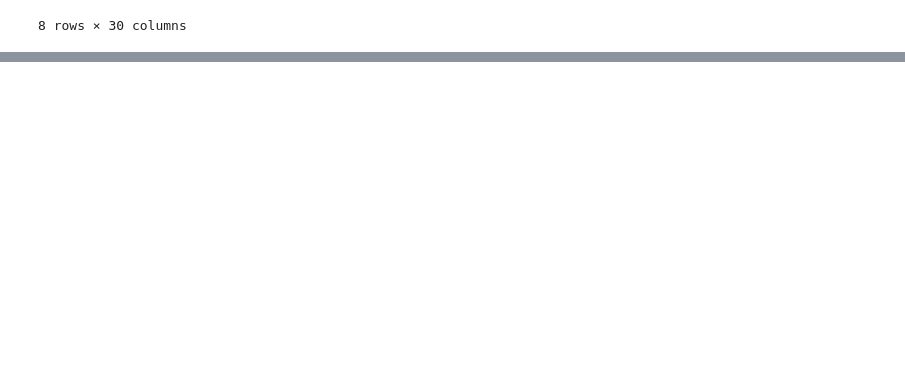
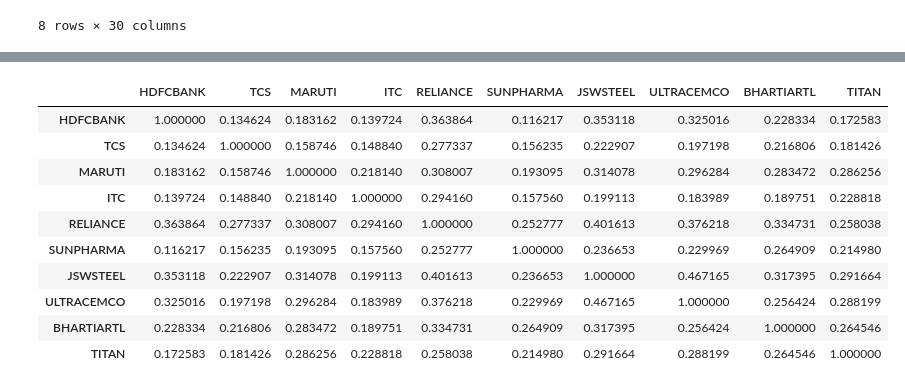
Before and after one commit to Siddhesh1kamble/DA6701-Assignments, a Jupyter notebook: Assignment_1/assignment1.ipynb, the cells around one changed output, grey strips where cells are left out. Saved outputs shown, nothing was run; the diff lists cells and outputs as text; code cells hidden in the pictures; blank space fills up the shorter version.

```diff
--- a/Assignment_1/assignment1.ipynb
+++ b/Assignment_1/assignment1.ipynb
@@ -35,3 +44,4 @@ abs_correlation_matrix = correlation_matrix.abs()
 # %%
-df_sectors = pd.read_excel('stock_categories.xlsx')
-df_sectors = df_sectors.set_index('Asset')
+sectors = pd.read_excel('stock_categories.xlsx')
+sectors = sectors.set_index('Symbol')
+sectors.describe()
@@ -37,0 +126,16 @@ df_sectors = df_sectors.set_index('Asset')
+# %%
+selected_stocks_corr = selected_stocks_df.corr()
+selected_stocks_abs_corr = selected_stocks_corr.abs()
+selected_stocks_abs_corr
+# %% [output]
+|  | HDFCBANK | TCS | MARUTI | ITC | RELIANCE | SUNPHARMA | JSWSTEEL | ULTRACEMCO | BHARTIARTL | TITAN |
+| HDFCBANK | 1.000000 | 0.134624 | 0.183162 | 0.139724 | 0.363864 | 0.116217 | 0.353118 | 0.325016 | 0.228334 | 0.172583 |
+| TCS | 0.134624 | 1.000000 | 0.158746 | 0.148840 | 0.277337 | 0.156235 | 0.222907 | 0.197198 | 0.216806 | 0.181426 |
+| MARUTI | 0.183162 | 0.158746 | 1.000000 | 0.218140 | 0.308007 | 0.193095 | 0.314078 | 0.296284 | 0.283472 | 0.286256 |
+| ITC | 0.139724 | 0.148840 | 0.218140 | 1.000000 | 0.294160 | 0.157560 | 0.199113 | 0.183989 | 0.189751 | 0.228818 |
+| RELIANCE | 0.363864 | 0.277337 | 0.308007 | 0.294160 | 1.000000 | 0.252777 | 0.401613 | 0.376218 | 0.334731 | 0.258038 |
+| SUNPHARMA | 0.116217 | 0.156235 | 0.193095 | 0.157560 | 0.252777 | 1.000000 | 0.236653 | 0.229969 | 0.264909 | 0.214980 |
+| JSWSTEEL | 0.353118 | 0.222907 | 0.314078 | 0.199113 | 0.401613 | 0.236653 | 1.000000 | 0.467165 | 0.317395 | 0.291664 |
+| ULTRACEMCO | 0.325016 | 0.197198 | 0.296284 | 0.183989 | 0.376218 | 0.229969 | 0.467165 | 1.000000 | 0.256424 | 0.288199 |
+| BHARTIARTL | 0.228334 | 0.216806 | 0.283472 | 0.189751 | 0.334731 | 0.264909 | 0.317395 | 0.256424 | 1.000000 | 0.264546 |
+| TITAN | 0.172583 | 0.181426 | 0.286256 | 0.228818 | 0.258038 | 0.214980 | 0.291664 | 0.288199 | 0.264546 | 1.000000 |
```
Also changed, not shown: parts of 9 cells of this notebook.
